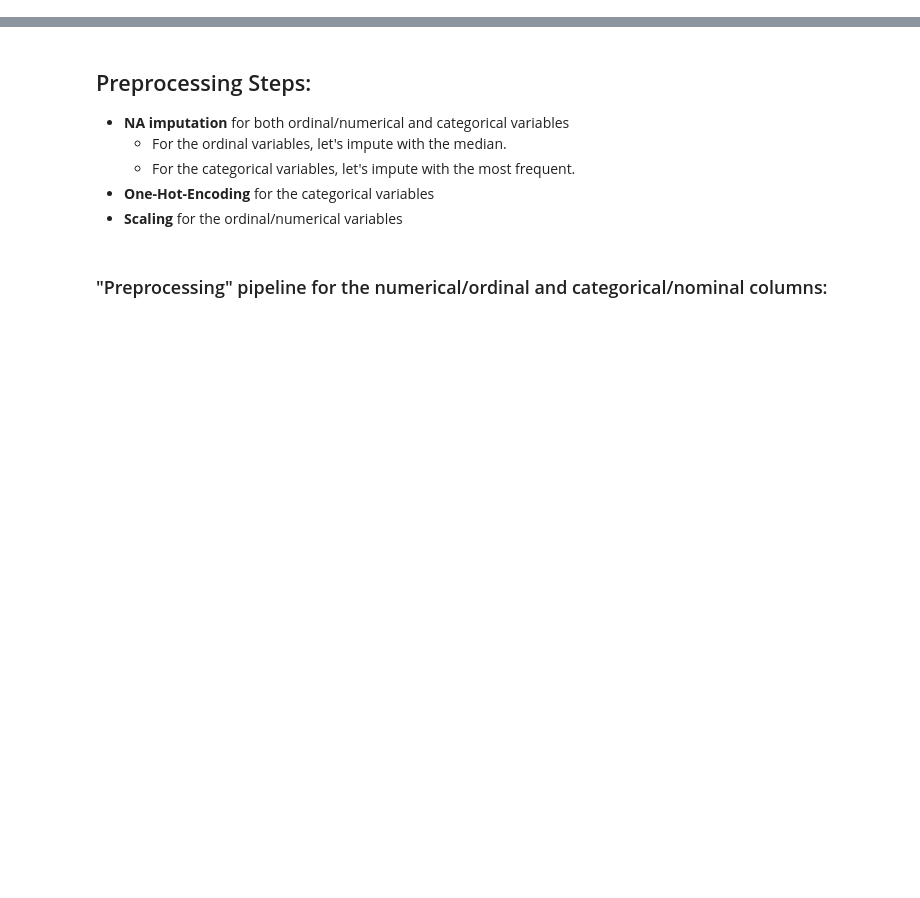
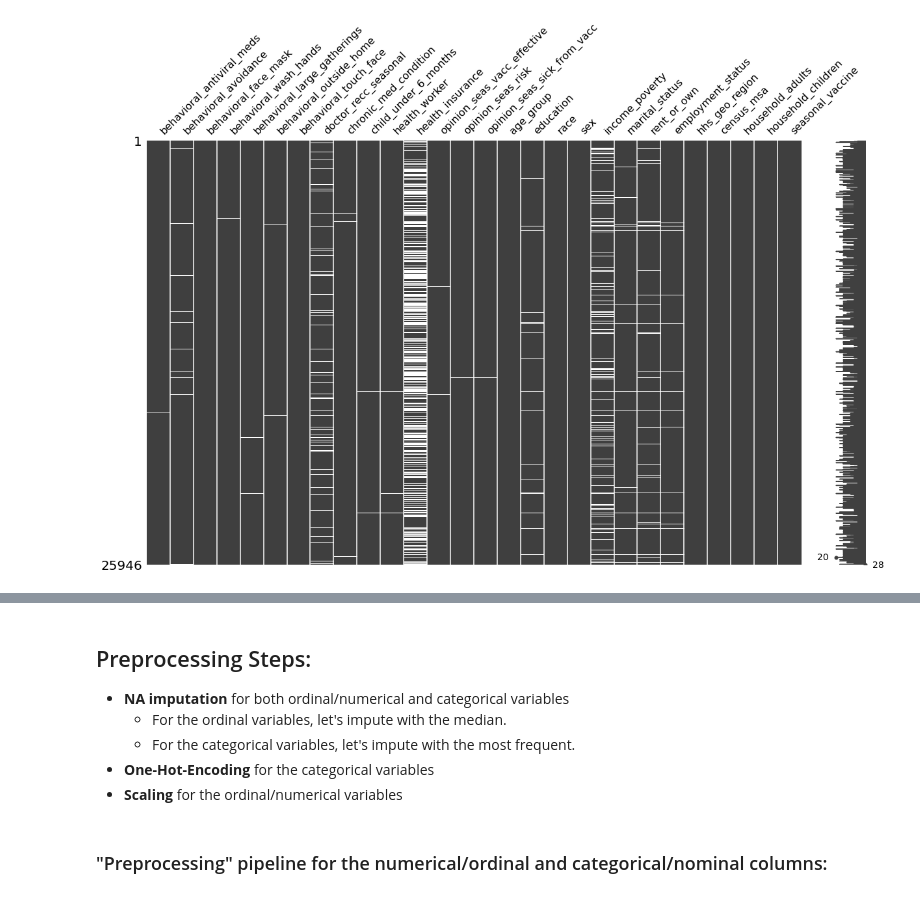
Before and after one commit to erdemiraysu/Seasonal_Flu_Vaccine_Intake_Classification, a Jupyter notebook: Notebook.ipynb, the cells around one changed output, grey strips where cells are left out. Saved outputs shown, nothing was run; the diff lists cells and outputs as text; code cells hidden in the pictures; blank space fills up the shorter version.

```diff
--- a/Notebook.ipynb
+++ b/Notebook.ipynb
@@ -111,0 +322,3 @@ df = df.drop(['respondent_id', 'h1n1_vaccine','h1n1_concern' ,'h1n1_knowledge' ,
+# %%
+data_clean = data.drop(data[(data.isnull().sum(axis=1) >= 9)].index, axis=0)
+data_clean.shape
@@ -111,0 +348,5 @@ df = df.drop(['respondent_id', 'h1n1_vaccine','h1n1_concern' ,'h1n1_knowledge' ,
+# %%
+missingno.matrix(data_clean, figsize=(20, 12));
+# Looks much better now:
+# %% [output]
+[figure, added]
```
Also changed, not shown: parts of 302 cells of this notebook.
